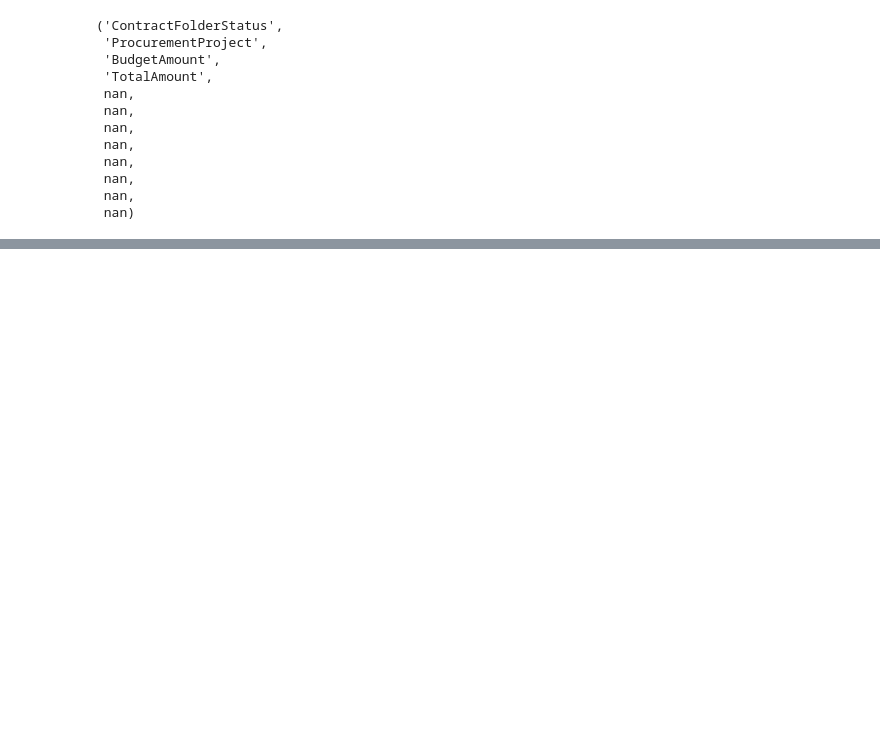
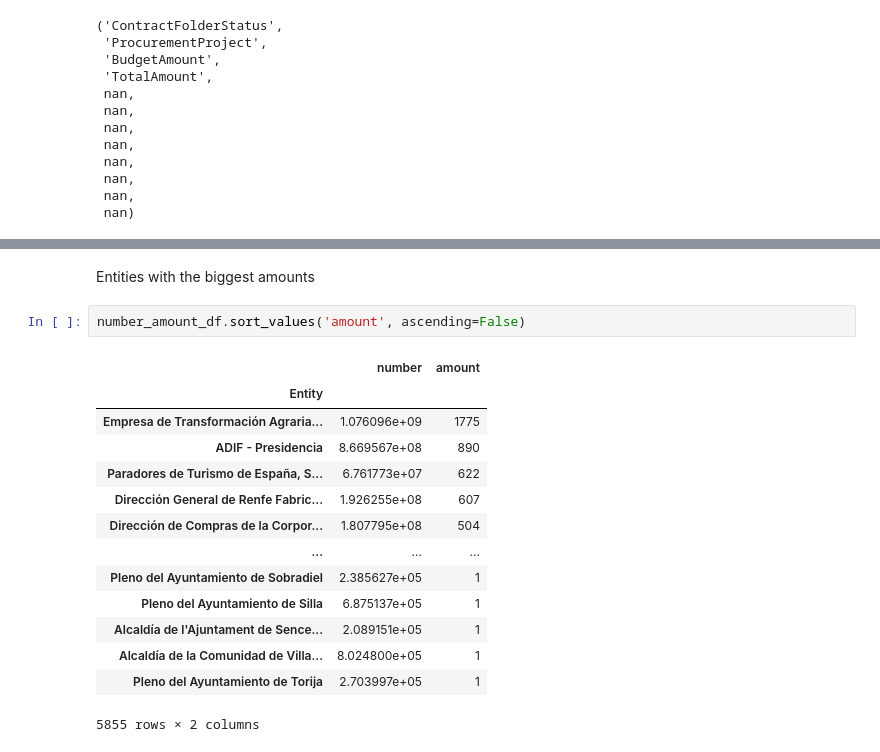
Before and after one commit to manuvazquez/dlsproc, a Jupyter notebook: reports/exploratory.ipynb, the cells around one changed output, grey strips where cells are left out. Drawn from its saved outputs; the diff is of its cells as text; blank space fills up the shorter version.

```diff
--- a/reports/exploratory.ipynb
+++ b/reports/exploratory.ipynb
@@ -387,0 +462,19 @@ insiders_df[[entity_col, amount_col]].groupby(entity_col).sum()
+# %% [markdown]
+Entities with the biggest amounts
+# %%
+number_amount_df.sort_values('amount', ascending=False)
+# %% [output]
+|  | number | amount |
+| Entity |  |  |
+| Empresa de Transformación Agraria... | 1.076096e+09 | 1775 |
+| ADIF - Presidencia | 8.669567e+08 | 890 |
+| Paradores de Turismo de España, S... | 6.761773e+07 | 622 |
+| Dirección General de Renfe Fabric... | 1.926255e+08 | 607 |
+| Dirección de Compras de la Corpor... | 1.807795e+08 | 504 |
+| ... | ... | ... |
+| Pleno del Ayuntamiento de Sobradiel | 2.385627e+05 | 1 |
+| Pleno del Ayuntamiento de Silla | 6.875137e+05 | 1 |
+| Alcaldía de l'Ajuntament de Sence... | 2.089151e+05 | 1 |
+| Alcaldía de la Comunidad de Villa... | 8.024800e+05 | 1 |
+| Pleno del Ayuntamiento de Torija | 2.703997e+05 | 1 |
+5855 rows × 2 columns
```
Also changed, not shown: parts of 13 cells of this notebook, 10 other files.
